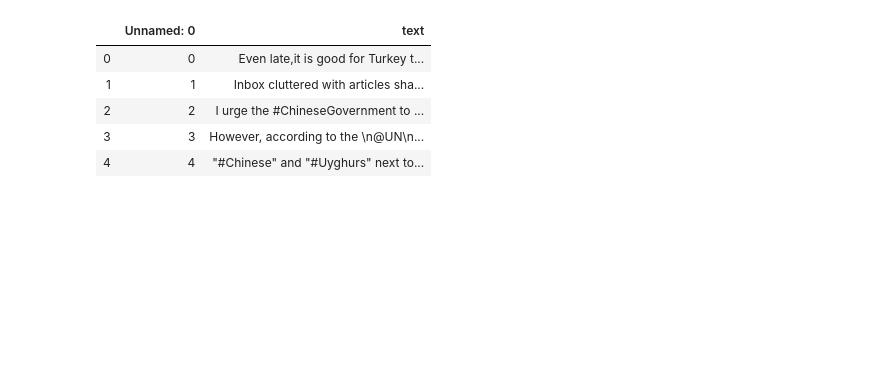
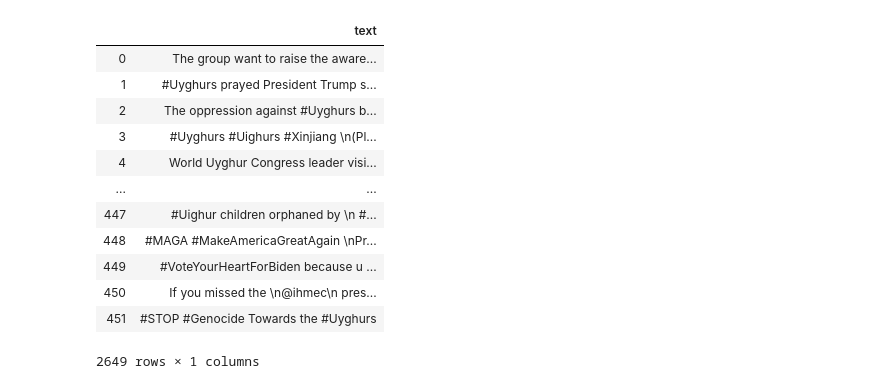
Before and after one commit to mathispuissant/Uyghurs-protests, a Jupyter notebook: NLP.ipynb, the cells around one changed output. Saved outputs shown, nothing was run; the diff lists cells and outputs as text; code cells hidden in the pictures; blank space fills up the shorter version.

```diff
--- a/NLP.ipynb
+++ b/NLP.ipynb
@@ -25,12 +25,36 @@ import pandas as pd
 from nltk.corpus import stopwords
 # %%
 df = pd.read_csv("text_tweets_h_Uyghurs.csv")
+# %%
+list_time = [
+    ["2020-09-30", "2020-10-05"],
+    ["2020-10-05", "2020-10-11"],
+    ["2020-10-11", "2020-10-18"],
+    ["2020-10-18", "2020-10-25"],
+]
+# %%
+all_df = {}
+l = 0
+for starting_time, ending_time in list_time:
+    all_df[l] = pd.read_csv("text_tweets_h_Uyghurs" + starting_time + "_" + ending_time + ".csv")[["text"]]
+    l += 1
+# %%
+df = all_df[0]
+for i in range(1,l):
+    df = pd.concat([df, all_df[i]])
 # %%
-df.head()
+df
 # %% [output]
-|  | Unnamed: 0 | text |
-| 0 | 0 | Even late,it is good for Turkey t... |
-| 1 | 1 | Inbox cluttered with articles sha... |
-| 2 | 2 | I urge the #ChineseGovernment to ... |
-| 3 | 3 | However, according to the \n@UN\n... |
-| 4 | 4 | "#Chinese" and "#Uyghurs" next to... |
+|  | text |
+| 0 | The group want to raise the aware... |
+| 1 | #Uyghurs prayed President Trump s... |
+| 2 | The oppression against #Uyghurs b... |
+| 3 | #Uyghurs #Uighurs #Xinjiang \n(Pl... |
+| 4 | World Uyghur Congress leader visi... |
+| ... | ... |
+| 447 | #Uighur children orphaned by \n #... |
+| 448 | #MAGA #MakeAmericaGreatAgain \nPr... |
+| 449 | #VoteYourHeartForBiden because u ... |
+| 450 | If you missed the \n@ihmec\n pres... |
+| 451 | #STOP #Genocide Towards the #Uyghurs |
+2649 rows × 1 columns
```
Also changed, not shown: parts of 20 cells of this notebook, 10 other files.
